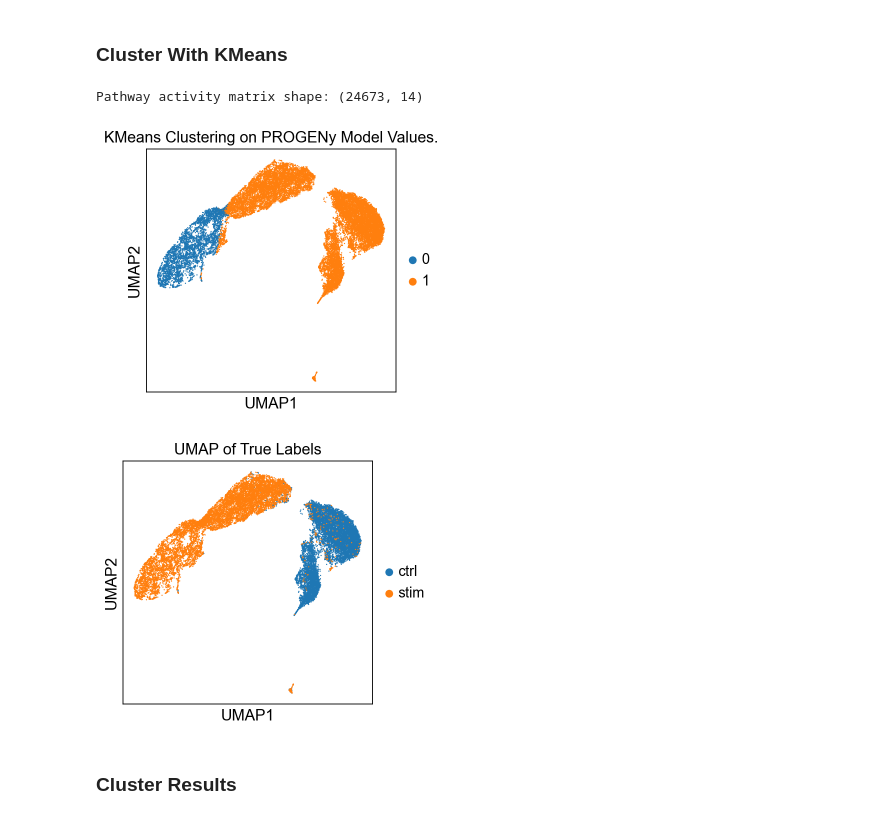
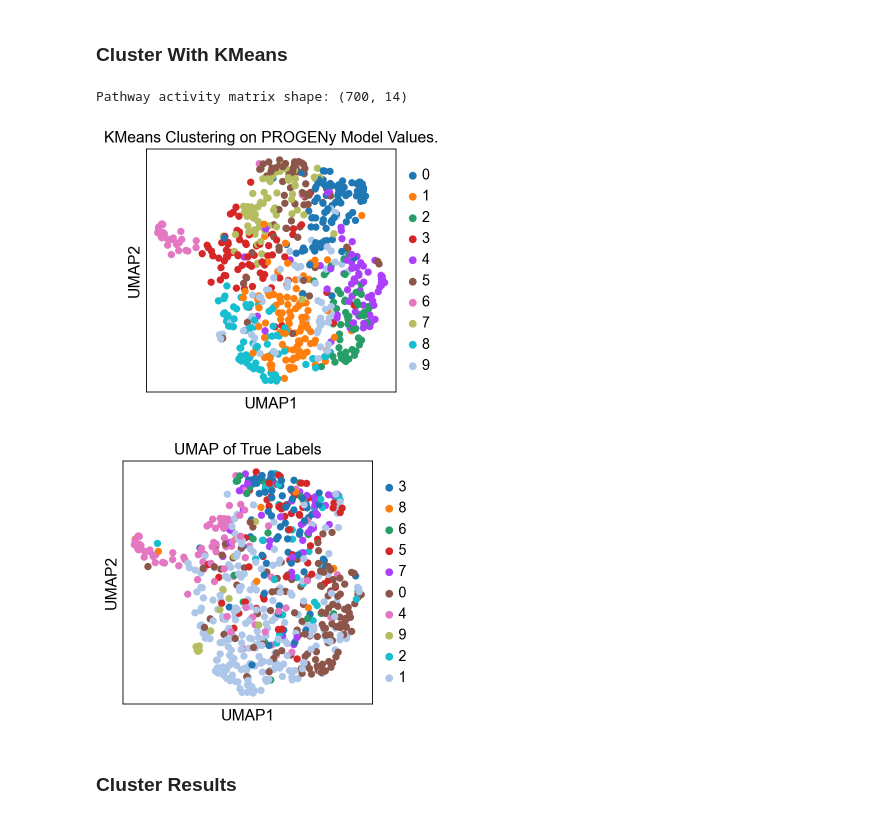
Before and after one commit to zurkin1/PathSingle, a Jupyter notebook: notebooks/bench_pbmc.ipynb, the cells around one changed output. Saved outputs shown, nothing was run; the diff lists cells and outputs as text; code cells hidden in the pictures.

```diff
--- a/notebooks/bench_pbmc.ipynb
+++ b/notebooks/bench_pbmc.ipynb
@@ -52,8 +87,9 @@ warnings.filterwarnings("ignore", message="Tight layout not applied.*", category
+# %%
+adata.obs['labels'] = adata.obs.bulk_labels.map({'CD14+ Monocyte':0, 'Dendritic':1, 'CD56+ NK':2, 'CD4+/CD25 T Reg':3, 'CD19+ B':4, 'CD8+ Cytotoxic T':5, 'CD4+/CD45RO+ Memory':6, 'CD8+/CD45RA+ Naive Cytotoxic':7, 'CD4+/CD45RA+/CD25- Naive T':8, 'CD34+':9})
 # %%
-adata = sc.read("./data/kang_counts_25k.h5ad", backup_url="https://figshare.com/ndownloader/files/34464122", cache=False)
-adata = sc.pp.subsample(adata, fraction=0.1, copy=True)
-
-print(adata)
+#adata = sc.read("./data/kang_counts_25k.h5ad", backup_url="https://figshare.com/ndownloader/files/34464122", cache=False)
+#adata = sc.pp.subsample(adata, fraction=0.1, copy=True)
+#adata
 # %% [output]
 AnnData object with n_obs × n_vars = 2467 × 15706
     obs: 'nCount_RNA', 'nFeature_RNA', 'tsne1', 'tsne2', 'label', 'cluster', 'cell_type', 'replicate', 'nCount_SCT', 'nFeature_SCT', 'integrated_snn_res.0.4', 'seurat_clusters'
@@ -61,10 +97,10 @@ AnnData object with n_obs × n_vars = 2467 × 15706
     obsm: 'X_pca', 'X_umap'
 # %%
 #Storing the counts for later use.
-adata.layers["counts"] = adata.X.copy()
+#adata.layers["counts"] = adata.X.copy()
 #Renaming label to condition.
-adata.obs = adata.obs.rename({"label": "condition"}, axis=1)
-print(adata)
+#adata.obs = adata.obs.rename({"label": "condition"}, axis=1)
+#print(adata)
 # %% [output]
 AnnData object with n_obs × n_vars = 2467 × 15706
     obs: 'nCount_RNA', 'nFeature_RNA', 'tsne1', 'tsne2', 'condition', 'cluster', 'cell_type', 'replicate', 'nCount_SCT', 'nFeature_SCT', 'integrated_snn_res.0.4', 'seurat_clusters'
@@ -149,7 +171,7 @@ gsea_results_matrix = np.zeros((num_cells, num_gene_sets))
 #Loop through each cell to run GSEA.
 for cell_index in tqdm(range(num_cells)):
     #Get normalized expression values for the specific cell.
-    cell_expr = adata.X[cell_index].toarray().flatten()
+    cell_expr = adata.X[cell_index]
 
     #Create a DataFrame to hold DE scores.
     de_scores = pd.DataFrame(cell_expr, index=adata.var_names, columns=['scores'])
@@ -271,38 +293,38 @@ Running mlm on mat with 24673 samples and 15706 targets for 14 sources.
 # %%
 acts = decoupler.get_acts(adata, obsm_key='mlm_estimate')
 
 #Verify the structure of pathway activity matrix.
 print("Pathway activity matrix shape:", acts.obsm['mlm_estimate'].shape)
 
 #Convert the pathway activity matrix to a DataFrame.
 pathway_activity_df = pd.DataFrame(
     acts.obsm['mlm_estimate'],
     index=adata.obs_names,
     columns=acts.var_names
 )
 
 #Add pathway activity to adata.obs.
 #for pathway in acts.var_names:
     #adata.obs[pathway] = pathway_activity_df[pathway]
 
 #Perform KMeans clustering on the UMAP coordinates.
-kmeans = KMeans(n_clusters=2, random_state=0).fit(pathway_activity_df)
+kmeans = KMeans(n_clusters=10, random_state=0).fit(pathway_activity_df)
 
-#Perform UMAP on the GSEA results matrix.
+#Perform UMAP on the results matrix.
 umap_model = umap.UMAP(n_neighbors=15) #For reproducability need to set , random_state=0, n_jobs=1.
 umap_coords = umap_model.fit_transform(pathway_activity_df)
 
 #Add the UMAP coordinates and clustering results to the AnnData object.
 adata.obsm['X_umap'] = umap_coords
 adata.obs['kmeans3'] = pd.Categorical(kmeans.labels_)
 
 #Plotting UMAP with KMeans clustering results using scanpy.
 sc.pl.umap(adata, color=["kmeans3"], title="KMeans Clustering on PROGENy Model Values.")
-sc.pl.umap(adata, color=["condition"], title="UMAP of True Labels")
+sc.pl.umap(adata, color=["labels"], title="UMAP of True Labels")
 # %% [output]
-Pathway activity matrix shape: (24673, 14)
+Pathway activity matrix shape: (700, 14)
-[figure, old version]
+[figure, new version]
-[figure, old version]
+[figure, new version]
 # %% [markdown]
 ### Cluster Results
 # %%
```
Also changed, not shown: parts of 21 cells of this notebook, 3 other files.
